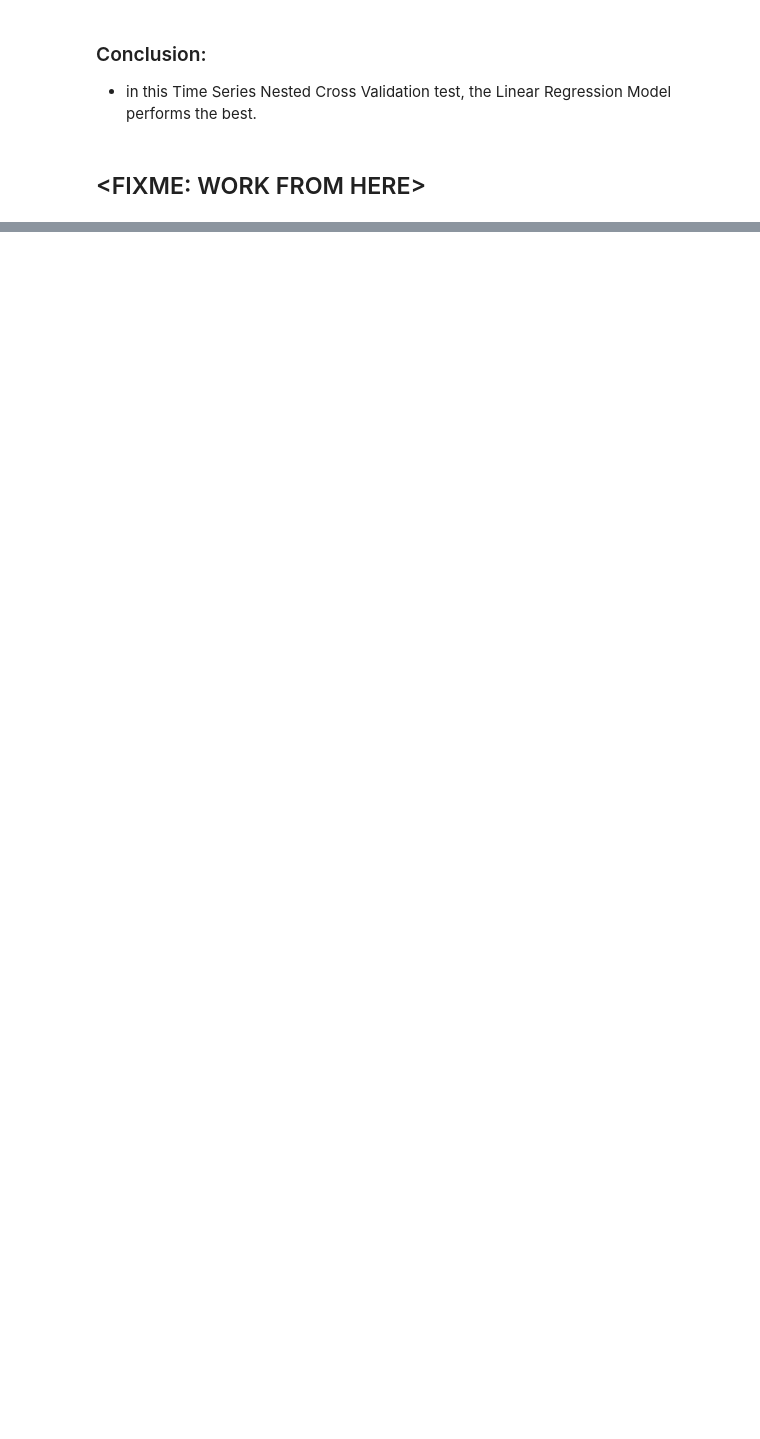
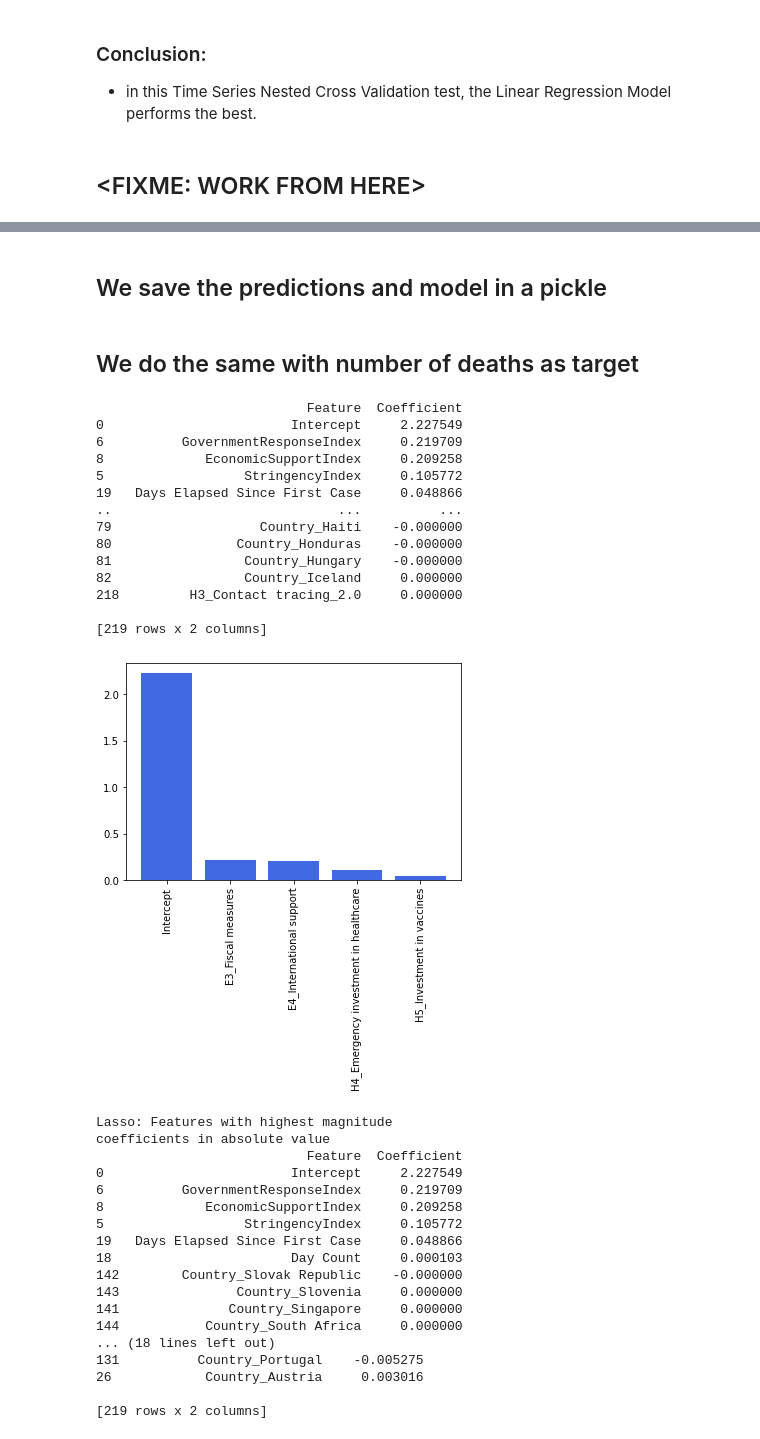
Before and after one commit to rceid/ML_Covid, a Jupyter notebook: scripts/model_fitting.ipynb, the cells around one changed output, grey strips where cells are left out. Saved outputs shown, nothing was run; the diff lists cells and outputs as text; code cells hidden in the pictures; blank space fills up the shorter version.

```diff
--- a/scripts/model_fitting.ipynb
+++ b/scripts/model_fitting.ipynb
@@ -301,11 +276,0 @@ Index(['Country', 'Date', 'C1_School closing', 'C2_Workplace closing',
-# %%
-from sklearn import linear_model
-import numpy as np
-n_weeks_prediction = 2
-df['log_cases'] = np.log(df['Confirmed Cases'] + 1)
-df_train, df_test = pipeline.split_and_scale_on_last_weeks(df_spain, n_weeks_prediction)
-X_train, y_train = pipeline.divide_target_and_features(df_train, 'log_cases')
-X_test, y_test = pipeline.divide_target_and_features(df_test, 'log_cases')
-lreg = linear_model.LinearRegression()
-lreg.fit(X_train, y_train)
-y_pred = lreg.predict(X_test)
@@ -369,2 +298,0 @@ predictions.head()
-# %%
-pipeline.train_and_evaluate(X_train, y_train, X_test, y_test)
@@ -407,0 +299,2 @@ spain.to_pickle("../data/predictions_log_spain.pkl")
+# %% [markdown]
+## We save the predictions and model in a pickle
@@ -407,0 +305,41 @@ spain.to_pickle("../data/predictions_log_spain.pkl")
+# %% [markdown]
+## We do the same with number of deaths as target
+# %%
+df['log_cases'] = np.log(df['Deaths'] + 1)
+# Getting Features and outcome variables
+X_train, y_train = pipeline.divide_target_and_features(df_train, 'log_cases')
+X_test, y_test = pipeline.divide_target_and_features(df_test, 'log_cases')
+results_dict = pipeline.train_and_evaluate(X_train, y_train, X_test, y_test)
+# %% [output]
+                           Feature  Coefficient
+0                        Intercept     2.227549
+6          GovernmentResponseIndex     0.219709
+8             EconomicSupportIndex     0.209258
+5                  StringencyIndex     0.105772
+19   Days Elapsed Since First Case     0.048866
+..                             ...          ...
+79                   Country_Haiti    -0.000000
+80                Country_Honduras    -0.000000
+81                 Country_Hungary    -0.000000
+82                 Country_Iceland     0.000000
+218         H3_Contact tracing_2.0     0.000000
+
+[219 rows x 2 columns]
+[figure, added]
+Lasso: Features with highest magnitude                                coefficients in absolute value
+                           Feature  Coefficient
+0                        Intercept     2.227549
+6          GovernmentResponseIndex     0.219709
+8             EconomicSupportIndex     0.209258
+5                  StringencyIndex     0.105772
+19   Days Elapsed Since First Case     0.048866
+18                       Day Count     0.000103
+142        Country_Slovak Republic    -0.000000
+143               Country_Slovenia     0.000000
+141              Country_Singapore     0.000000
+144           Country_South Africa     0.000000
+... (18 lines left out)
+131          Country_Portugal    -0.005275
+26            Country_Austria     0.003016
+
+[219 rows x 2 columns]
```
Also changed, not shown: parts of 29 cells of this notebook, 5 other files.
